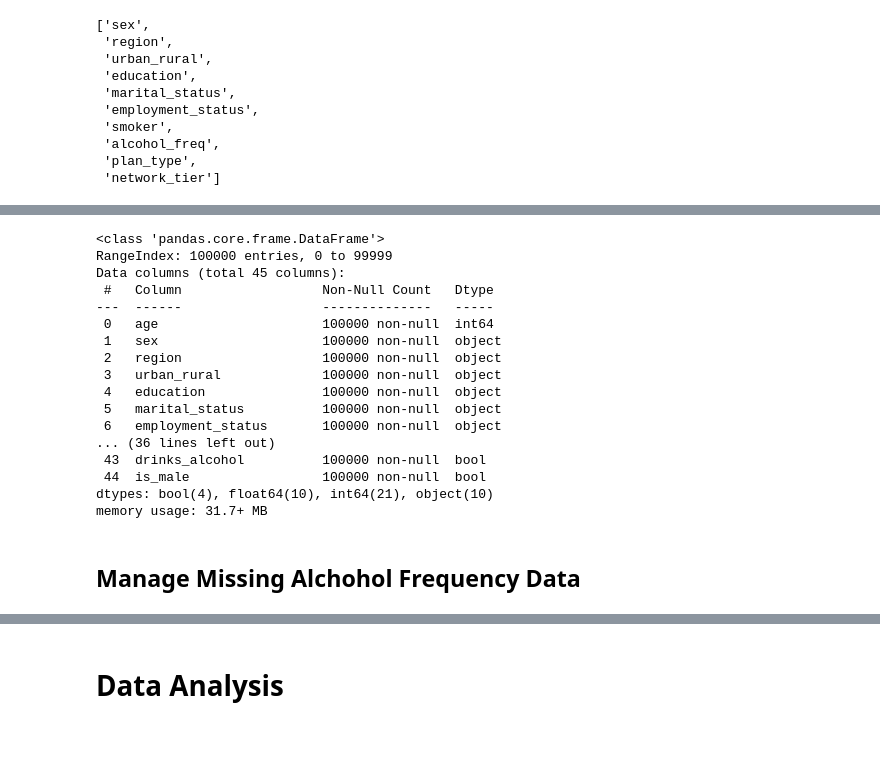
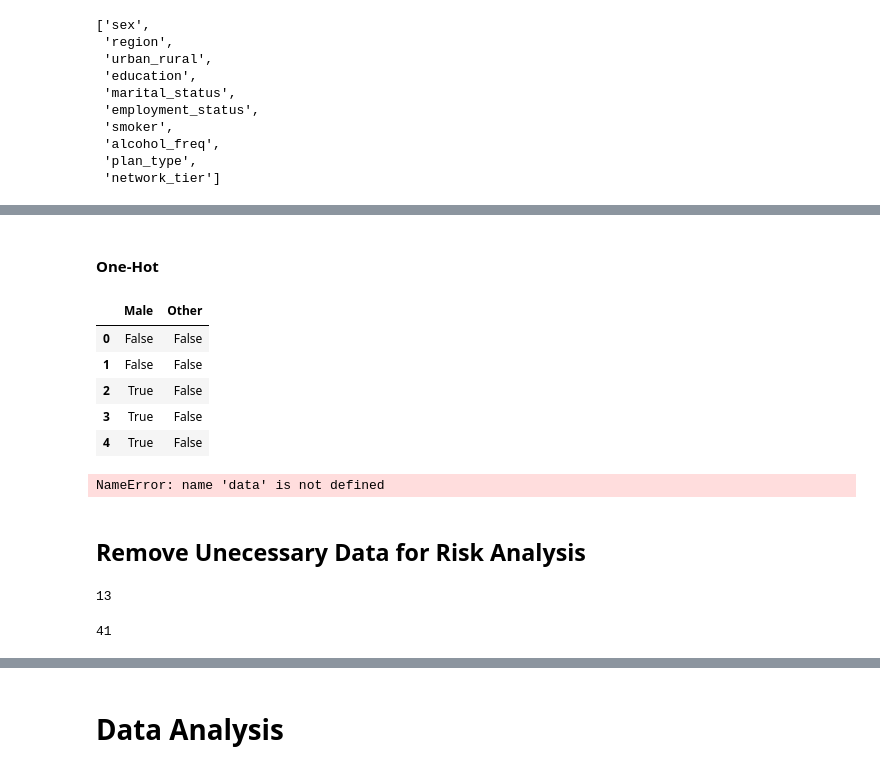
Before and after one commit to Abled773/HI-Risk-Prediction-and-Analysis, a Jupyter notebook: Risk_Analysis_and_Prediction.ipynb, the cells around one changed output, grey strips where cells are left out. Cells and saved outputs as stored; diff of their text form; code cells hidden in the pictures; blank space fills up the shorter version.

```diff
--- a/Risk_Analysis_and_Prediction.ipynb
+++ b/Risk_Analysis_and_Prediction.ipynb
@@ -200,0 +196,3 @@ Now that we understand the object data, it's time to convert the data.
+# %%
+#Copied raw table so we can transition our object dTypes safely
+cleaning_data = raw.copy()
@@ -201,28 +203,52 @@ Now that we understand the object data, it's time to convert the data.
+# %% [markdown]
+#### One-Hot
+# %%
+
+sex_to_onehot = pd.get_dummies(cleaning_data["sex"], drop_first=True)
+
+#Female is missing from the table. This is due to Female being alphabetically first, and is determinable by male and other being null.
+sex_to_onehot.head()
+
+cleaning_corr = pd.concat([cleaning_data.drop("sex", axis=1), sex_to_onehot], axis=1)
+cleaning_corr[["Male", "Other"]].head()
+# %% [output]
+|  | Male | Other |
+| 0 | False | False |
+| 1 | False | False |
+| 2 | True | False |
+| 3 | True | False |
+| 4 | True | False |
 # %%
 # draw these simple boolean columns out from the categorical columns to allow easier analysis and correlation
-data['is_current_smoker'] = (data['smoker'] == 'Current')
-data['is_former_smoker'] = (data['smoker'] == 'Former')
-data['drinks_alcohol'] = (data['alcohol_freq'] != 'None')
-data['is_male'] = (data['sex'] == 'Male')
+raw['is_current_smoker'] = (raw['smoker'] == 'Current')
+raw['is_former_smoker'] = (raw['smoker'] == 'Former')
+raw['drinks_alcohol'] = (raw['alcohol_freq'] != 'None')
+raw['is_male'] = (raw['sex'] == 'Male')
 
 data.info()
 # %% [output]
-<class 'pandas.core.frame.DataFrame'>
-RangeIndex: 100000 entries, 0 to 99999
-Data columns (total 45 columns):
- #   Column                  Non-Null Count   Dtype
----  ------                  --------------   -----
- 0   age                     100000 non-null  int64
- 1   sex                     100000 non-null  object
- 2   region                  100000 non-null  object
- 3   urban_rural             100000 non-null  object
- 4   education               100000 non-null  object
- 5   marital_status          100000 non-null  object
- 6   employment_status       100000 non-null  object
-... (36 lines left out)
- 43  drinks_alcohol          100000 non-null  bool
- 44  is_male                 100000 non-null  bool
-dtypes: bool(4), float64(10), int64(21), object(10)
-memory usage: 31.7+ MB
+NameError: name 'data' is not defined
-# %% [markdown]
-## Manage Missing Alchohol Frequency Data
+# %% [markdown]
+## Remove Unecessary Data for Risk Analysis
+# %%
+# Remember this, as we will take a deeper look at risk_score_correlations again in the Data Analysis portion.
+corr_matrix = raw.corr(numeric_only=True)
+risk_score_correlations = corr_matrix['risk_score']
+
+#In short, we have created and then taken all of the columns risk_score correlation, and created a set that has all of the super weak correlation columns
+#risk_score <= -0.1 (weak postive) risk_score >= -0.1 (weak negtive)
+#weak_cols contains correalations(x) between [-0.1, 0.1]
+weak_cols = risk_score_correlations[(risk_score_correlations <= 0.1) & (risk_score_correlations >= -0.1)]
+weak_cols.head()
+weak_cols.shape[0]
+# %% [output]
+13
+# %%
+#drop all columns that exist in weak_cols
+
+#refer to the cleaned data as "data"
+data = raw.drop(columns=weak_cols.index)
+data.head()
+data.shape[1]
+# %% [output]
+41
```
Also changed, not shown: parts of 16 cells of this notebook.
